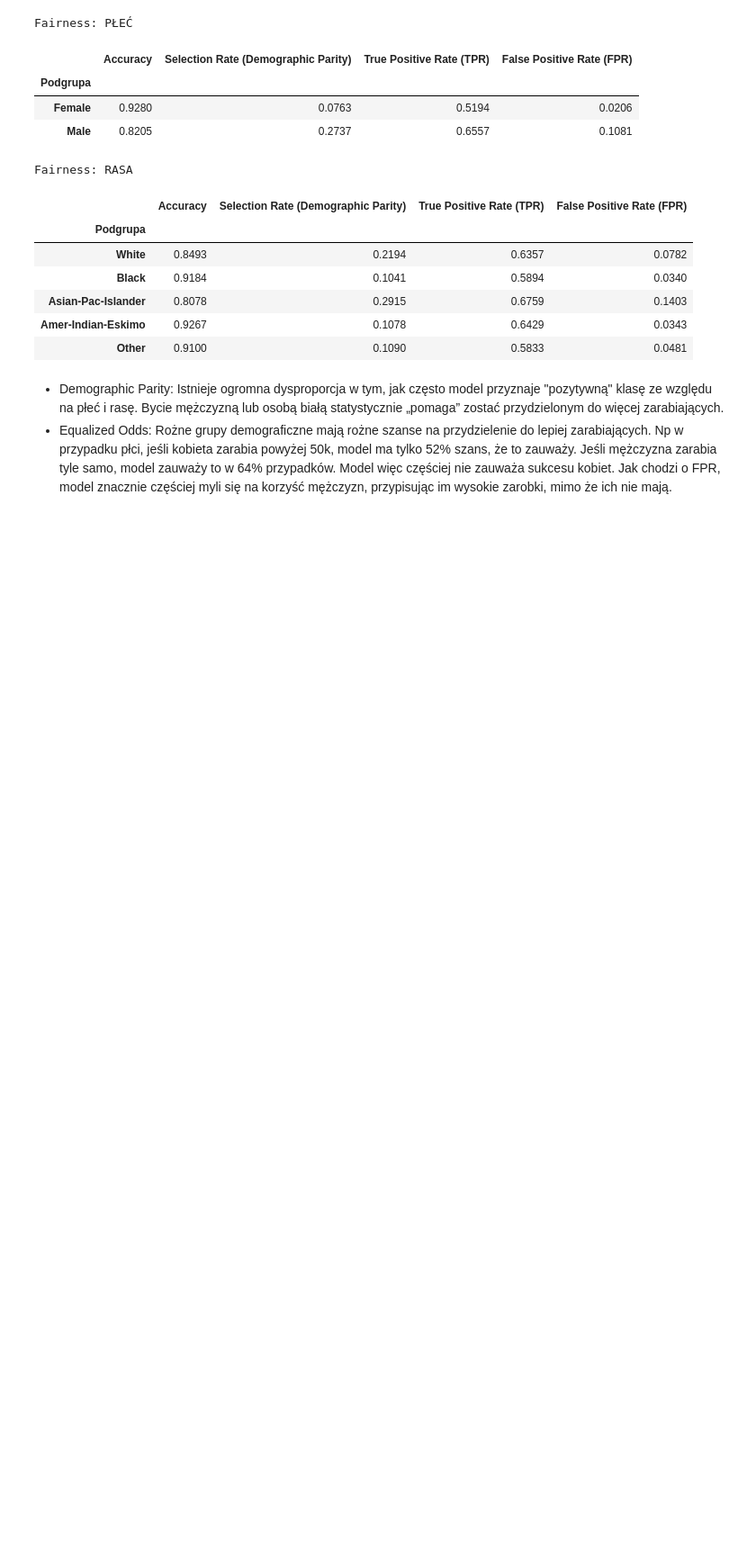
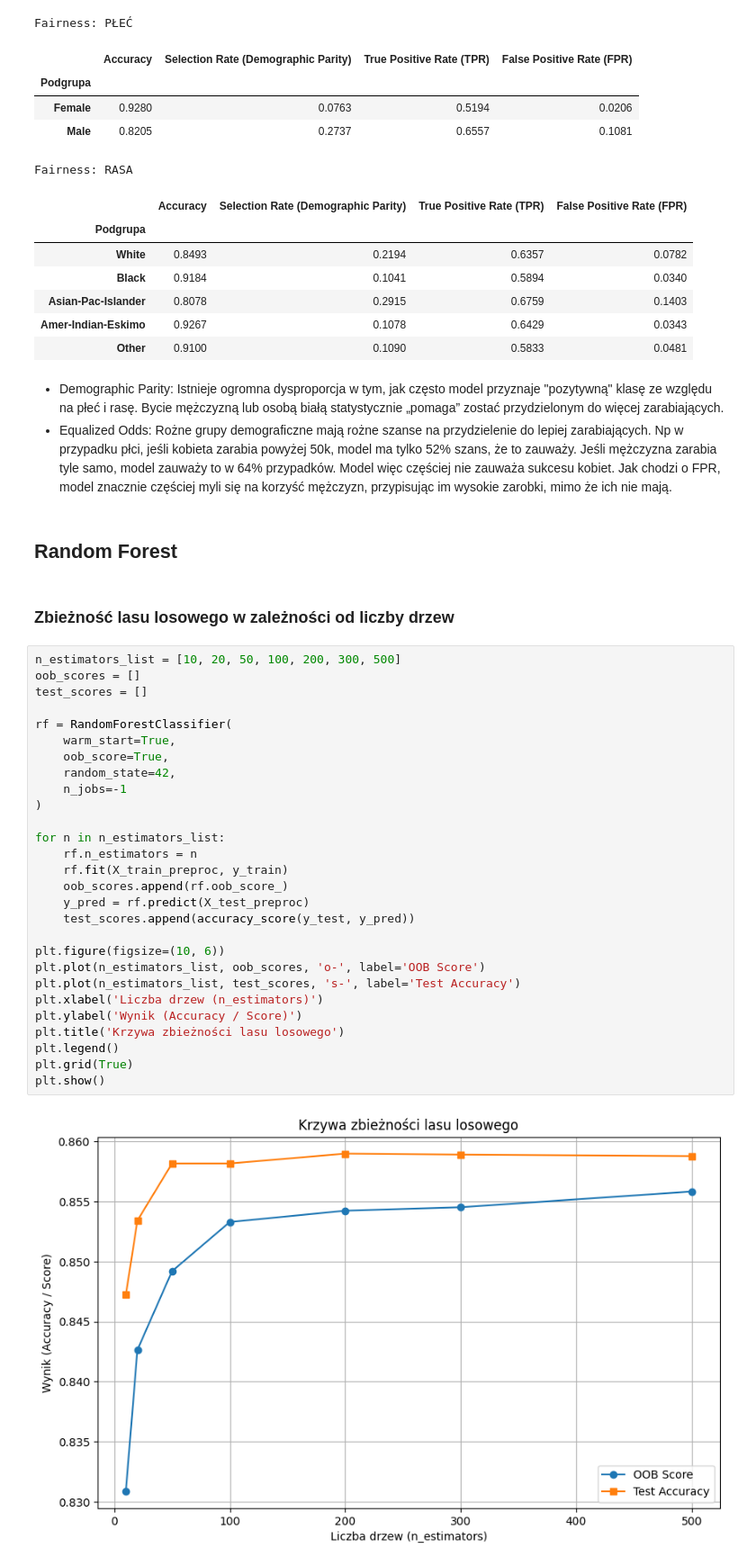
Before and after one commit to kingaorlowicz/Data_Mining_agh, a Jupyter notebook: lab2/DT_RF.ipynb, the cells around one changed output. Shown at 90% size. Drawn from its saved outputs; the diff is of its cells as text; blank space fills up the shorter version.

```diff
--- a/lab2/DT_RF.ipynb
+++ b/lab2/DT_RF.ipynb
@@ -499,3 +499,37 @@ Fairness: RASA
 # %% [markdown]
 - Demographic Parity: Istnieje ogromna dysproporcja w tym, jak często model przyznaje "pozytywną" klasę ze względu na płeć i rasę. Bycie mężczyzną lub osobą białą statystycznie „pomaga” zostać przydzielonym do więcej zarabiających.
 - Equalized Odds: Rożne grupy demograficzne mają rożne szanse na przydzielenie do lepiej zarabiających. Np w przypadku płci, jeśli kobieta zarabia powyżej 50k, model ma tylko 52% szans, że to zauważy. Jeśli mężczyzna zarabia tyle samo, model zauważy to w 64% przypadków. Model więc częściej nie zauważa sukcesu kobiet. Jak chodzi o FPR, model znacznie częściej myli się na korzyść mężczyzn, przypisując im wysokie zarobki, mimo że ich nie mają.
+# %% [markdown]
+## Random Forest
+# %% [markdown]
+### Zbieżność lasu losowego w zależności od liczby drzew
+# %%
+n_estimators_list = [10, 20, 50, 100, 200, 300, 500]
+oob_scores = []
+test_scores = []
+
+rf = RandomForestClassifier(
+    warm_start=True,
+    oob_score=True,
+    random_state=42,
+    n_jobs=-1
+)
+
+for n in n_estimators_list:
+    rf.n_estimators = n
+    rf.fit(X_train_preproc, y_train)
+    oob_scores.append(rf.oob_score_)
+    y_pred = rf.predict(X_test_preproc)
+    test_scores.append(accuracy_score(y_test, y_pred))
+
+plt.figure(figsize=(10, 6))
+plt.plot(n_estimators_list, oob_scores, 'o-', label='OOB Score')
+plt.plot(n_estimators_list, test_scores, 's-', label='Test Accuracy')
+plt.xlabel('Liczba drzew (n_estimators)')
+plt.ylabel('Wynik (Accuracy / Score)')
+plt.title('Krzywa zbieżności lasu losowego')
+plt.legend()
+plt.grid(True)
+plt.show()
+# %% [output]
+[figure, added]
```
Also changed, not shown: parts of 10 cells of this notebook.
